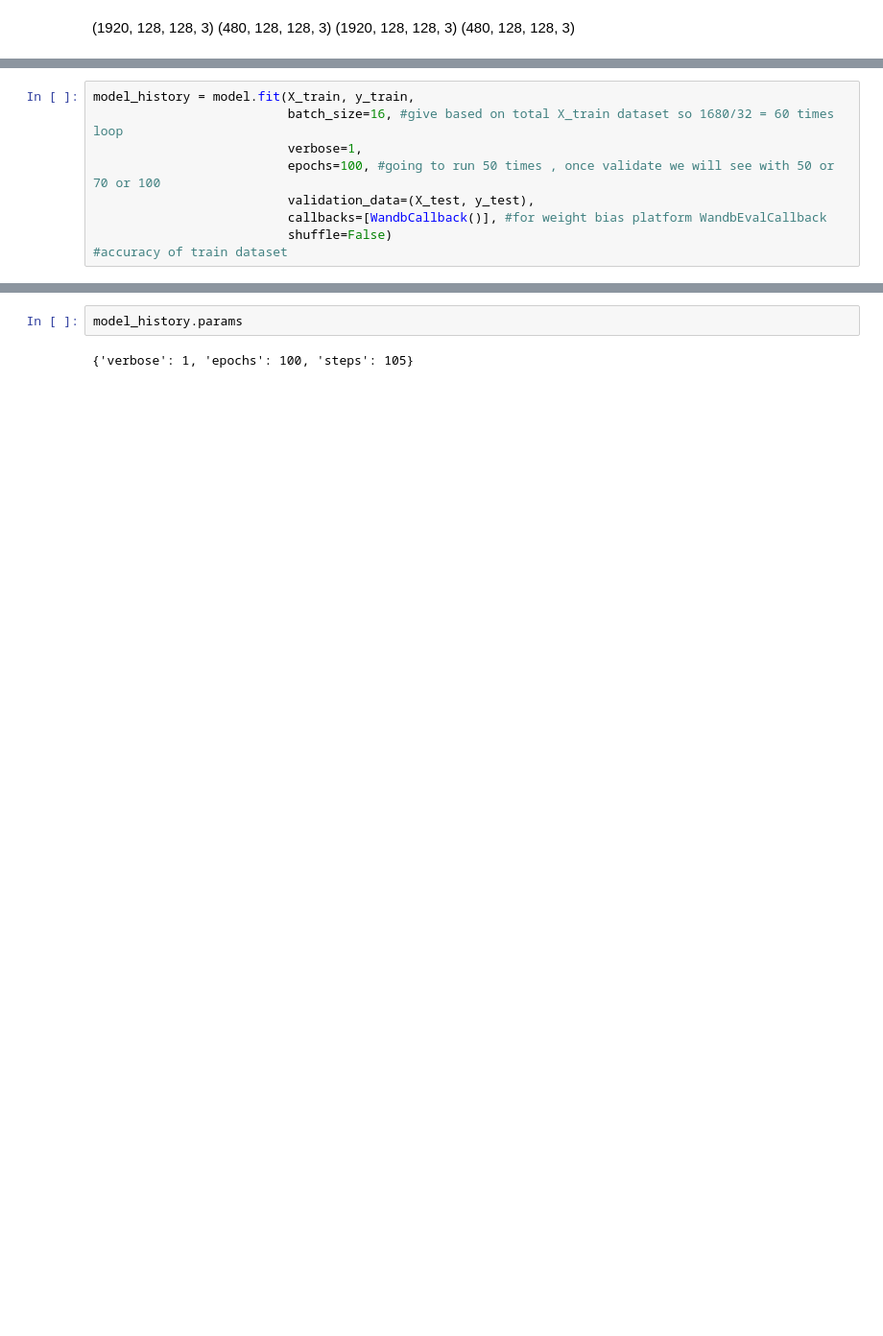
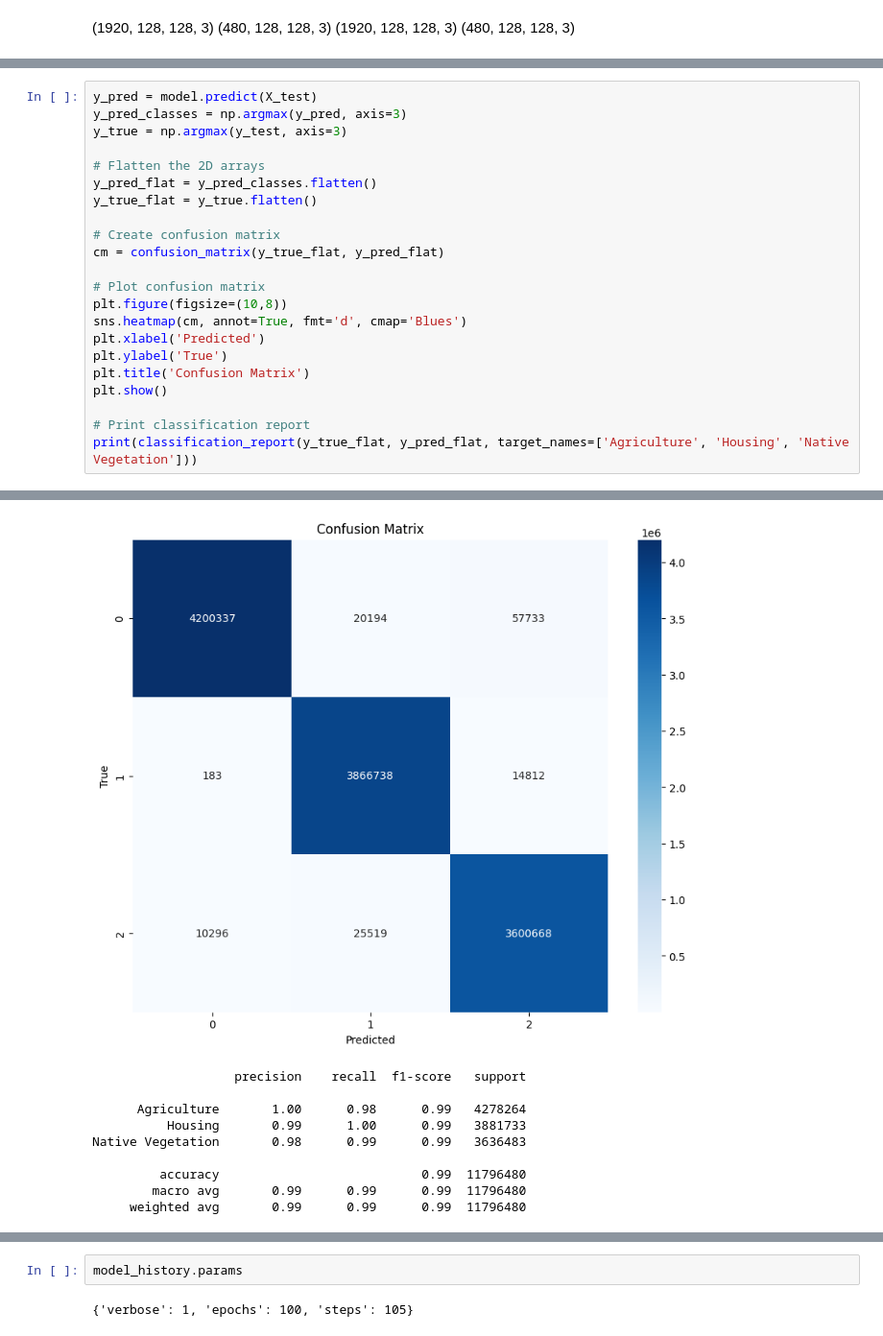
Before and after one commit to shivanishah/satellite-image, a Jupyter notebook: satellite_pre_processing.ipynb, the cells around one changed output, grey strips where cells are left out. Shown at 96% size. Cells and saved outputs as stored; diff of their text form; blank space fills up the shorter version.

```diff
--- a/satellite_pre_processing.ipynb
+++ b/satellite_pre_processing.ipynb
@@ -1009,9 +924,0 @@ wandb: Adding directory to artifact (/content/wandb/run-20240930_124725-95vornd1
-# %%
-model_history = model.fit(X_train, y_train,
-                          batch_size=16, #give based on total X_train dataset so 1680/32 = 60 times loop
-                          verbose=1,
-                          epochs=100, #going to run 50 times , once validate we will see with 50 or 70 or 100
-                          validation_data=(X_test, y_test),
-                          callbacks=[WandbCallback()], #for weight bias platform WandbEvalCallback
-                          shuffle=False)
-#accuracy of train dataset
@@ -1093,0 +959,23 @@ model.evaluate(X_test,y_test) #evaluate accuracy for test dataset
+# %%
+y_pred = model.predict(X_test)
+y_pred_classes = np.argmax(y_pred, axis=3)
+y_true = np.argmax(y_test, axis=3)
+
+# Flatten the 2D arrays
+y_pred_flat = y_pred_classes.flatten()
+y_true_flat = y_true.flatten()
+
+# Create confusion matrix
+cm = confusion_matrix(y_true_flat, y_pred_flat)
+
+# Plot confusion matrix
+plt.figure(figsize=(10,8))
+sns.heatmap(cm, annot=True, fmt='d', cmap='Blues')
+plt.xlabel('Predicted')
+plt.ylabel('True')
+plt.title('Confusion Matrix')
+plt.show()
+
+# Print classification report
+print(classification_report(y_true_flat, y_pred_flat, target_names=['Agriculture', 'Housing', 'Native Vegetation']))
+# %% [output]
@@ -1093,0 +983,10 @@ model.evaluate(X_test,y_test) #evaluate accuracy for test dataset
+[figure, added]
+                   precision    recall  f1-score   support
+
+      Agriculture       1.00      0.98      0.99   4278264
+          Housing       0.99      1.00      0.99   3881733
+Native Vegetation       0.98      0.99      0.99   3636483
+
+         accuracy                           0.99  11796480
+        macro avg       0.99      0.99      0.99  11796480
+     weighted avg       0.99      0.99      0.99  11796480
```
Also changed, not shown: parts of 68 cells of this notebook.
